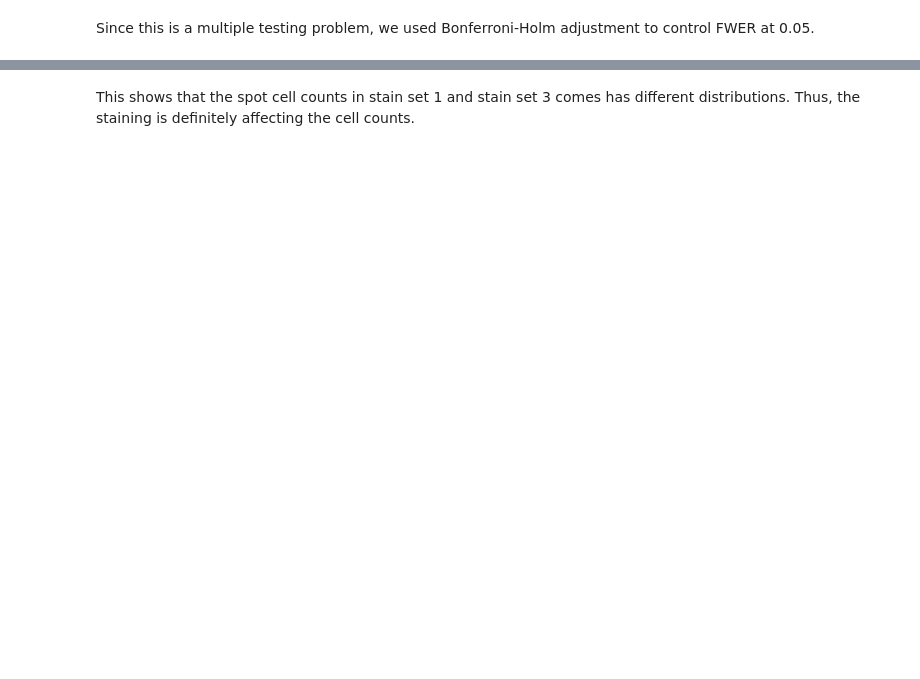
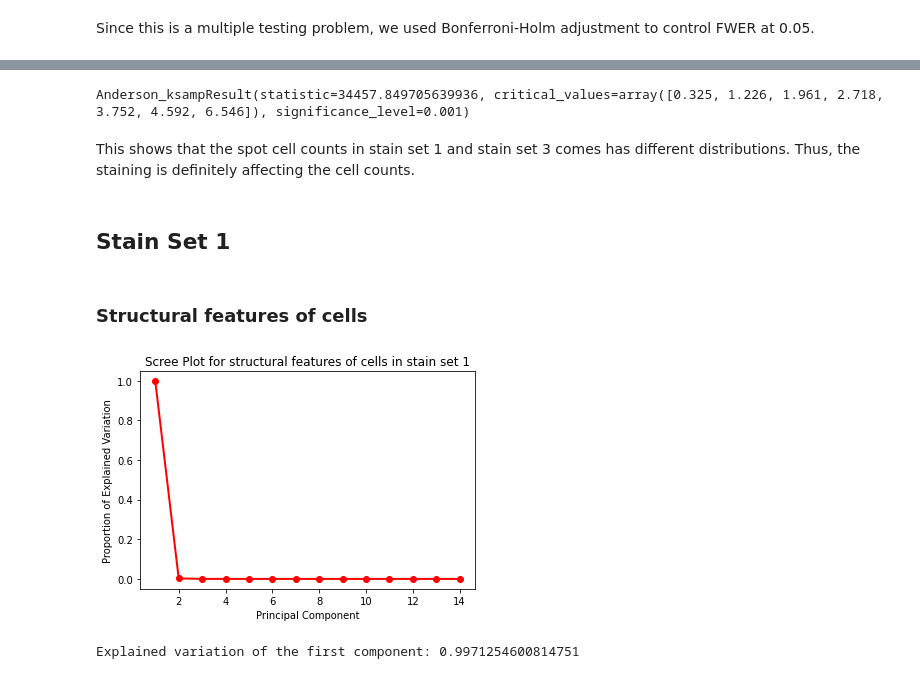
Before and after one commit to unique-subedi/microenvironment-microarrays, a Jupyter notebook: 604_project1.ipynb, the cells around one changed output, grey strips where cells are left out. Drawn from its saved outputs; the diff is of its cells as text; code cells hidden in the pictures; blank space fills up the shorter version.

```diff
--- a/604_project1.ipynb
+++ b/604_project1.ipynb
@@ -204,2 +214,7 @@ KstestResult(statistic=0.8816946304883472, pvalue=0.0)
+# %%
+AD_nuclei = stats.anderson_ksamp([stain1["Cells_CP_AreaShape_Area"],stain2["Cells_CP_AreaShape_Area"]], midrank = True )
+print(AD_nuclei)
+# %% [output]
+Anderson_ksampResult(statistic=34457.849705639936, critical_values=array([0.325, 1.226, 1.961, 2.718, 3.752, 4.592, 6.546]), significance_level=0.001)
 # %% [markdown]
 This shows that the spot cell counts in stain set 1 and stain set 3 comes has different distributions. Thus, the staining is definitely affecting the cell counts.
@@ -205,0 +242,20 @@ This shows that the spot cell counts in stain set 1 and stain set 3 comes has di
+# %% [markdown]
+## Stain Set 1
+# %% [markdown]
+### Structural features of cells
+# %%
+cell_structural_1 = stain1.loc[:,"Cells_CP_AreaShape_Area": "Cells_CP_AreaShape_Solidity" ]
+cell_structural_1.fillna(cell_structural_1.mean())
+c = cell_structural_1.shape[1]-1
+pca = PCA(n_components= c, svd_solver='full')
+pca.fit(cell_structural_1)
+projected_cell_structural_1 = pca.transform(cell_structural_1)[:, 0].flatten()
+plt.plot(np.linspace(1,c,c), pca.explained_variance_ratio_, 'ro-', linewidth=2)
+plt.title('Scree Plot for structural features of cells in stain set 1')
+plt.xlabel('Principal Component')
+plt.ylabel('Proportion of Explained Variation')
+plt.show()
+print("Explained variation of the first component:", pca.explained_variance_ratio_[0])
+# %% [output]
+[figure, added]
+Explained variation of the first component: 0.9971254600814751
```
Also changed, not shown: parts of 55 cells of this notebook.
